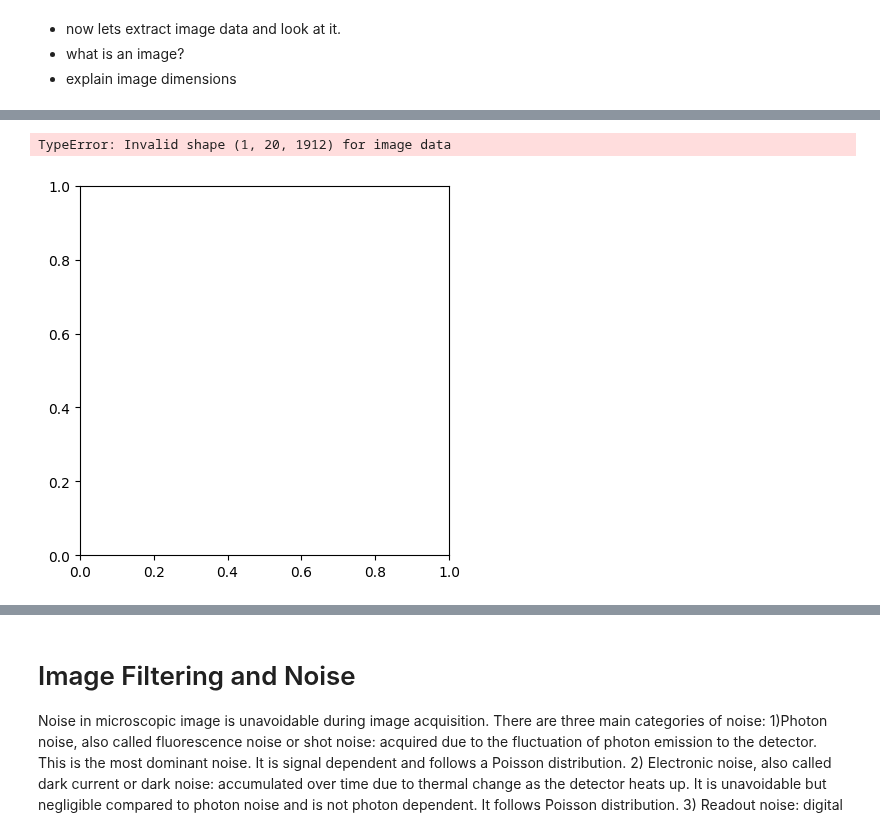
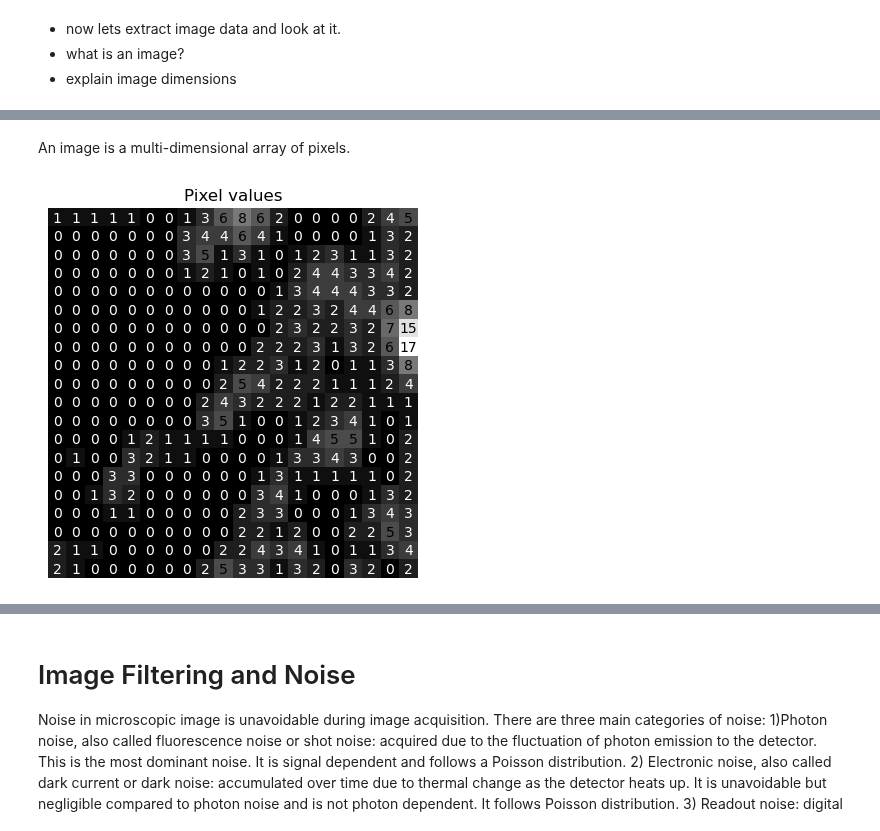
Before and after one commit to u-schulze/Python-course, a Jupyter notebook: Course-main.ipynb, the cells around one changed output, grey strips where cells are left out. Drawn from its saved outputs; the diff is of its cells as text; code cells hidden in the pictures.

```diff
--- a/Course-main.ipynb
+++ b/Course-main.ipynb
@@ -101,17 +103,13 @@ The image and its metadata is now loaded into the variable "mydata".
 What is metadata.
 Next, we read the image and the metadata. Metadata includes the number of channels in the images, the name of each channel and emission wavelength associated with each channel, the voxel size and physical size of the image. Many other acquisition parameters are stored in the metadata and we can access them from here.
 # %%
-#Leave out metadata alltogether? this dictionary is a bit complicated
+from aicsimageio import AICSImage
 
+image = AICSImage('data/airyscan-4colors.tif')
 
-metadata = mydata.metadata
+for k, i in enumerate(image.dims.order):
+    print(f'Array axis {k} is {i} with size {image.dims[i][0]}')
 
-print(metadata)
-
-img = AICSImage('data/tetrahymena.nd2')
-data = img.data
-for k, i in enumerate(img.dims.order):
-    print(f'Array axis {k} is {i} with size {img.dims[i][0]}')
-print(f'The name of the channels are {img.channel_names}')
-print(f'The pixel size in X is {img.physical_pixel_sizes.X} microns')
-print(f'The pixel size in Y is {img.physical_pixel_sizes.Y} microns')
+print(f'The name of the channels are {image.channel_names}')
+print(f'The pixel size in X is {image.physical_pixel_sizes.X:.4f} microns')
+print(f'The pixel size in Y is {image.physical_pixel_sizes.Y:.4f} microns')
@@ -122,16 +170,21 @@ print(f'The pixel size in Y is {img.physical_pixel_sizes.Y} microns')
+# %% [markdown]
+An image is a multi-dimensional array of pixels.
 # %%
-#illustration of image array
+# Crop and downsample the array by a factor of 5
+crop = image.data[0, 0, 0, 850:950:5, 900:1000:5]
 
-import numpy as np
-img = AICSImage('data/airyscan-4colors.tif')
-image = img.data[0,0,0,::100,::100]
-fig, ax = plt.subplots(1)
-plt.imshow(image, cmap='gray')
-for i in range(image.shape[0]):
-    for j in range(image.shape[1]):
-        c = 'white' if image[i, j] < 5 else 'black'
-        ax.text(j, i, str(int(image[i, j])), color=c, ha='center', va='center', size=10)
+# Create a figure with axes
+fig, ax = plt.subplots()
+
+# Display the downsampled array in the figure
+plt.imshow(crop, cmap='gray')
+
+# Add the values of the pixel intensity
+for i in range(crop.shape[0]):
+    for j in range(crop.shape[1]):
+        c = 'white' if crop[i, j] < 5 else 'black'
+        ax.text(j, i, str(int(crop[i, j])), color=c, ha='center', va='center', size=10)
 ax.axis("off")
+plt.title('Pixel values');
 # %% [output]
-TypeError: Invalid shape (1, 20, 1912) for image data
-[figure, old version]
+[figure, new version]
```
Also changed, not shown: parts of 60 cells of this notebook, 3 other files.
